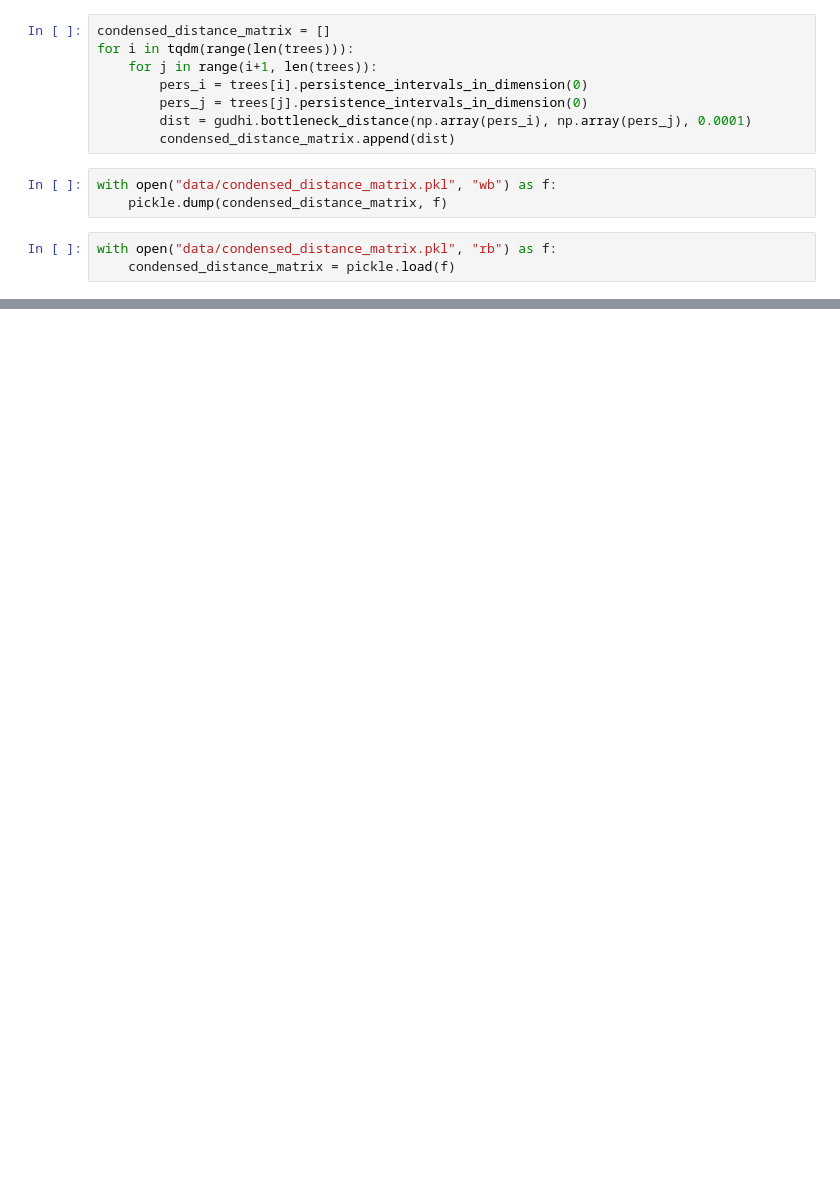
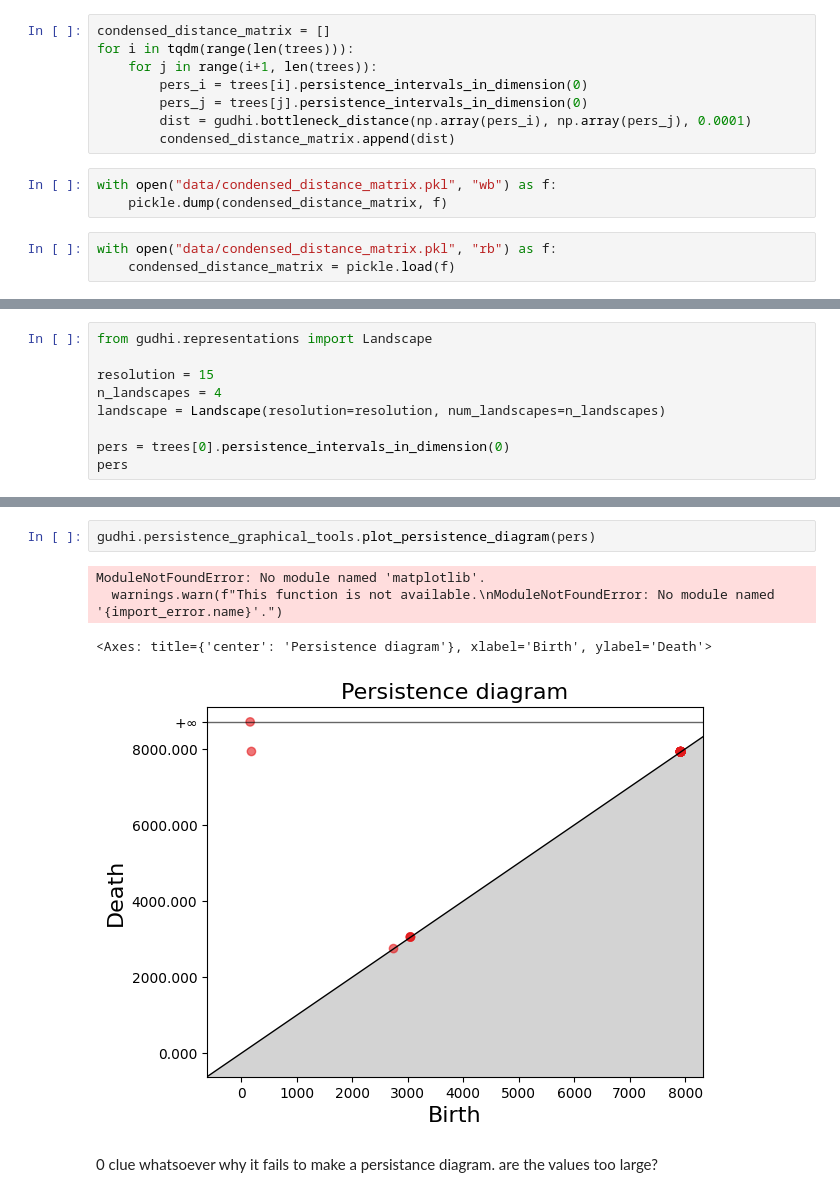
Before and after one commit to tobbensol/masters-thesis, a Jupyter notebook: sub-level set.ipynb, the cells around one changed output, grey strips where cells are left out. Saved outputs shown, nothing was run; the diff lists cells and outputs as text; blank space fills up the shorter version.

```diff
--- a/sub-level set.ipynb
+++ b/sub-level set.ipynb
@@ -161,0 +89,9 @@ plt.plot(x_values, data, 100)
+# %%
+from gudhi.representations import Landscape
+
+resolution = 15
+n_landscapes = 4
+landscape = Landscape(resolution=resolution, num_landscapes=n_landscapes)
+
+pers = trees[0].persistence_intervals_in_dimension(0)
+pers
@@ -161,0 +125,9 @@ plt.plot(x_values, data, 100)
+# %%
+gudhi.persistence_graphical_tools.plot_persistence_diagram(pers)
+# %% [output]
+ModuleNotFoundError: No module named 'matplotlib'.
+  warnings.warn(f"This function is not available.\nModuleNotFoundError: No module named '{import_error.name}'.")
+<Axes: title={'center': 'Persistence diagram'}, xlabel='Birth', ylabel='Death'>
+[figure, added]
+# %% [markdown]
+0 clue whatsoever why it fails to make a persistance diagram. are the values too large?
```
Also changed, not shown: parts of 12 cells of this notebook, 6 other files.
